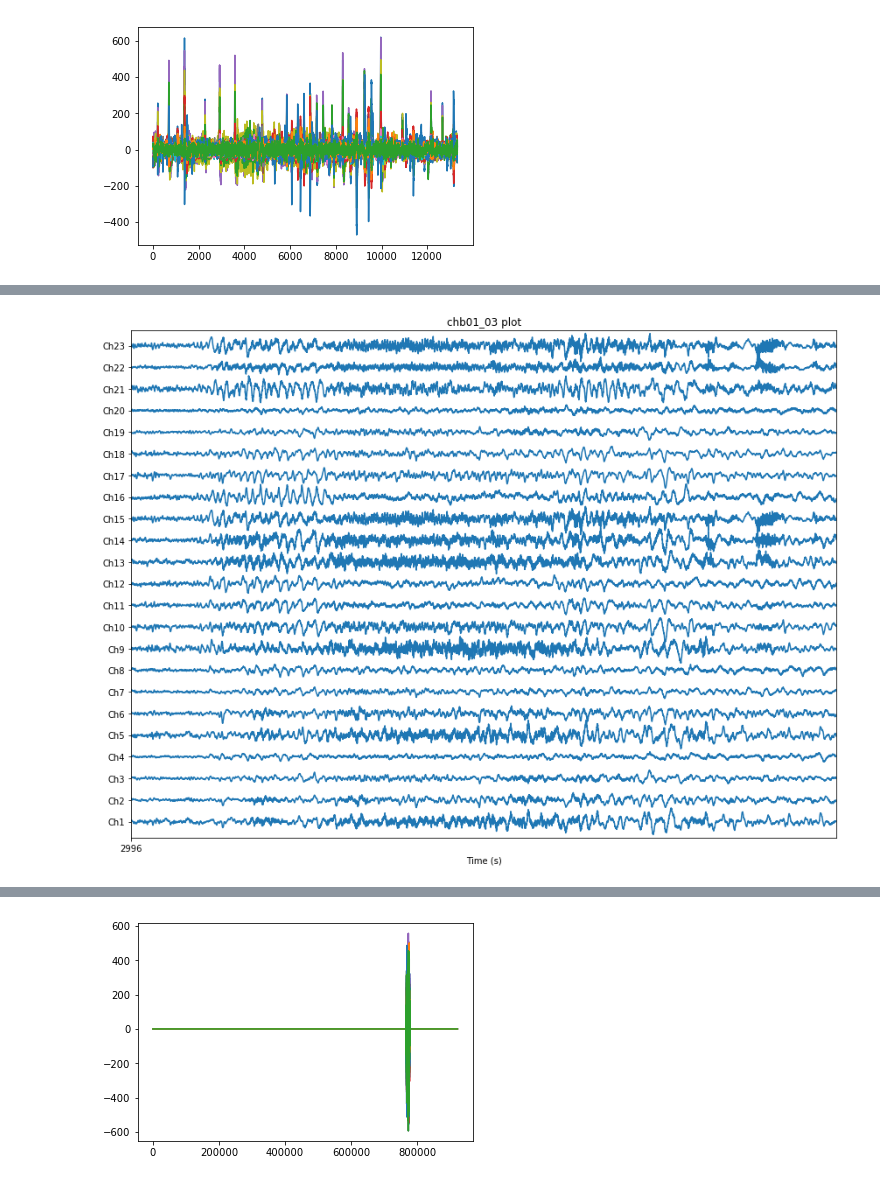
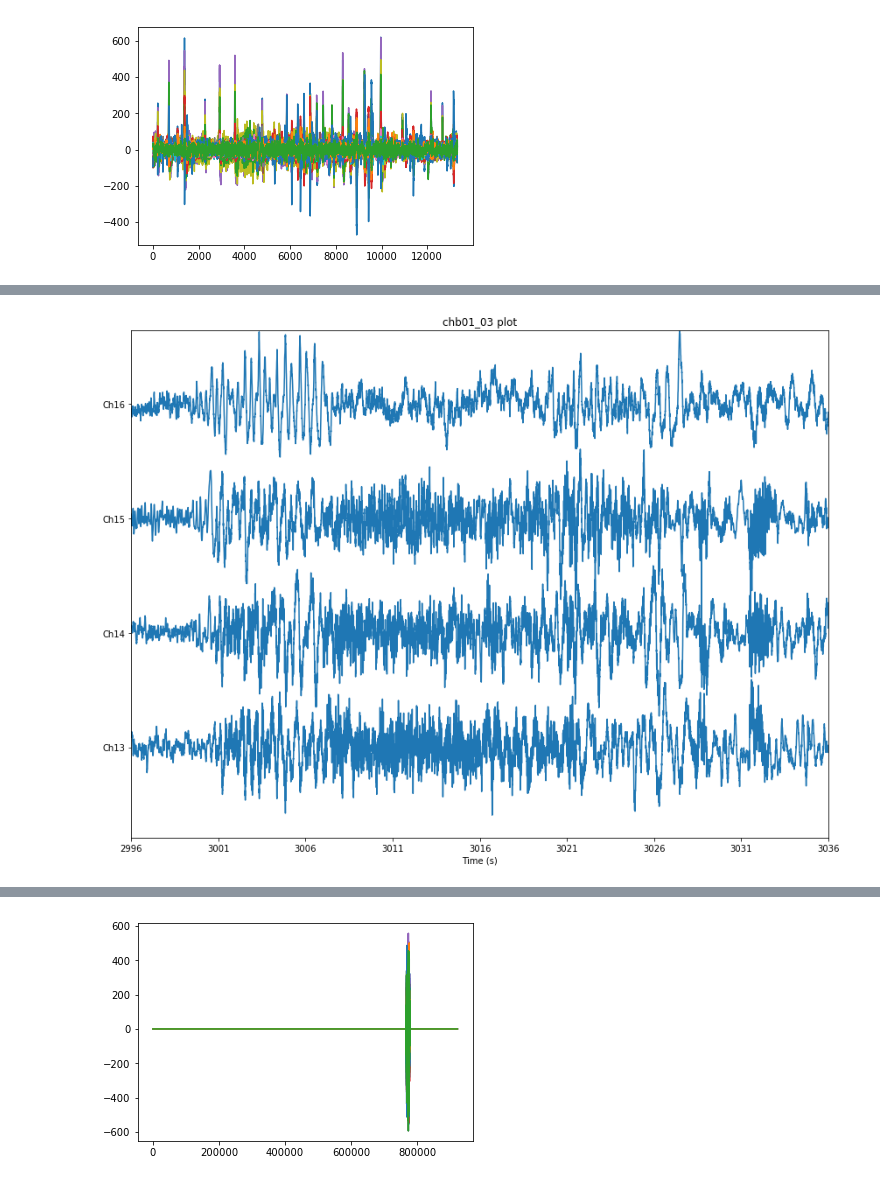
Before and after one commit to acellon/thesis, a Jupyter notebook: testdev.ipynb, the cells around one changed output, grey strips where cells are left out. Drawn from its saved outputs; the diff is of its cells as text; code cells hidden in the pictures.

Commit message:
Update plotting, first run at train/test

```diff
--- a/testdev.ipynb
+++ b/testdev.ipynb
@@ -24,4 +28,4 @@ labeled = chb.label(alldata)
 # %%
-labeled[2].plot(start=labeled[2].start[0], end=labeled[2].end[0])
+labeled[2].plot(labeled[2].start[0],labeled[2].end[0],13,16)
 # %% [output]
-[figure, old version]
+[figure, new version]
```
Also changed, not shown: parts of 13 cells of this notebook, 1 other file.
